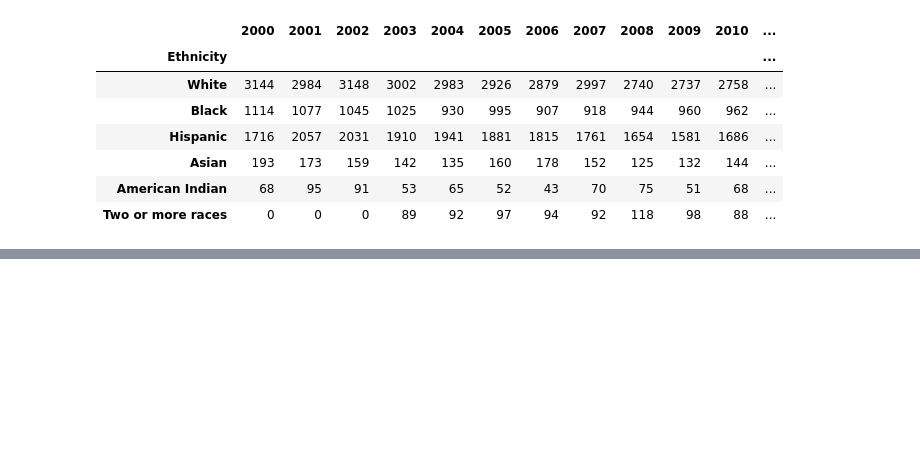
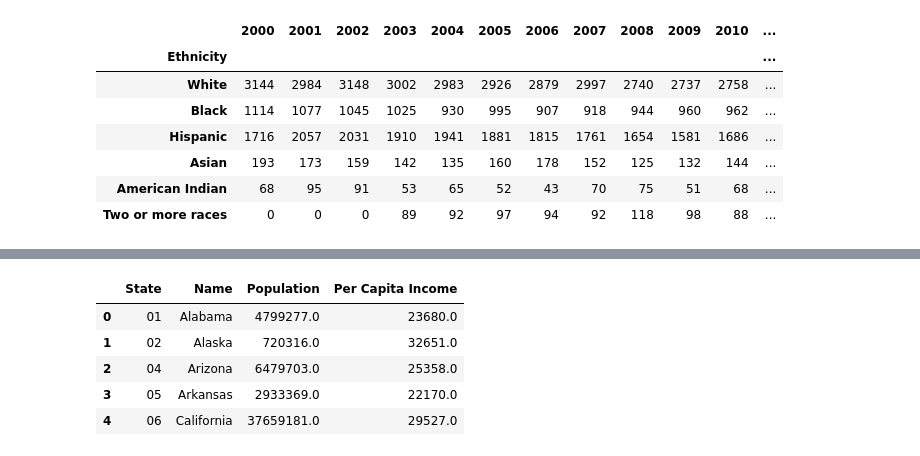
Before and after one commit to hannahduncan/bullying-in-america, a Jupyter notebook: NationalStats.ipynb, the cells around one changed output, grey strips where cells are left out. Cells and saved outputs as stored; diff of their text form; code cells hidden in the pictures; blank space fills up the shorter version.

```diff
--- a/NationalStats.ipynb
+++ b/NationalStats.ipynb
@@ -159,0 +204,32 @@ plt.show()
+# %%
+#2013 Pull
+census_data13 = d.acs5.get(("NAME", "B19013_001E", "B01003_001E", "B01002_001E",
+                          "B19301_001E",
+                          "B17001_002E",
+                          "B23025_005E"), {'for': 'state:*'})
+
+# Convert to DataFrame
+census13_pd = pd.DataFrame(census_data13)
+
+# Column Reordering
+census13_pd = census13_pd.rename(columns={"B01003_001E": "Population",
+                                      #"B01002_001E": "Median Age",
+                                      #"B19013_001E": "Household Income",
+                                      "B19301_001E": "Per Capita Income",
+                                      #"B17001_002E": "Poverty Count",
+                                      #"B23025_005E": "Unemployment Count",
+                                      "NAME": "Name", "state": "State"})
+
+
+# Final DataFrame
+census13_pd = census13_pd[["State", "Name", "Population",
+                       "Per Capita Income"]]
+
+census13_pd.head()
+# %% [output]
+|  | State | Name | Population | Per Capita Income |
+| 0 | 01 | Alabama | 4799277.0 | 23680.0 |
+| 1 | 02 | Alaska | 720316.0 | 32651.0 |
+| 2 | 04 | Arizona | 6479703.0 | 25358.0 |
+| 3 | 05 | Arkansas | 2933369.0 | 22170.0 |
+| 4 | 06 | California | 37659181.0 | 29527.0 |
```
Also changed, not shown: parts of 8 cells of this notebook, 6 other files.
